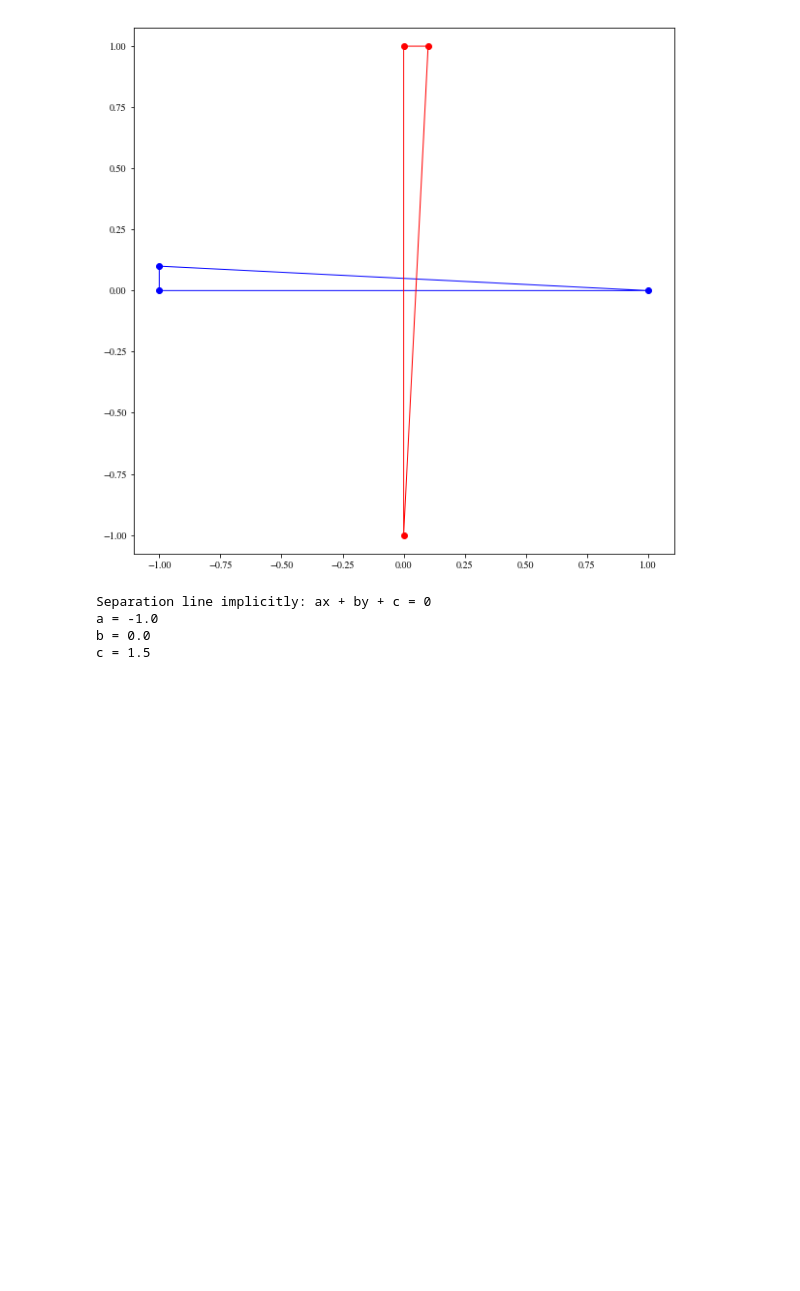
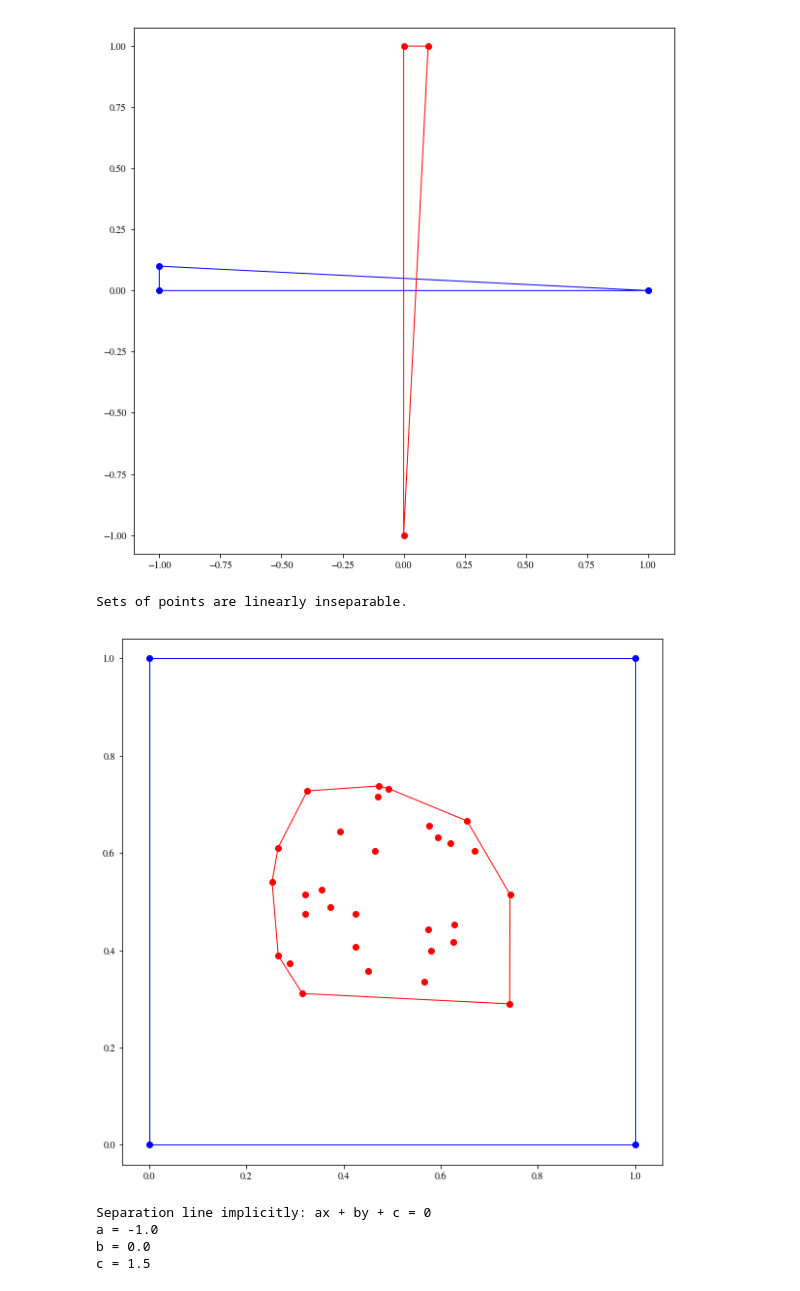
Before and after one commit to c0zzy/linsepy, a Jupyter notebook: demo.ipynb, the cells around one changed output. Saved outputs shown, nothing was run; the diff lists cells and outputs as text; code cells hidden in the pictures; blank space fills up the shorter version.

```diff
--- a/demo.ipynb
+++ b/demo.ipynb
@@ -93,6 +93,16 @@ visualize(points1, points2)
 # %% [output]
 Sets of points are linearly inseparable.
 [figure]
+# %%
+points1 = np.array([[0.,0], [0,1], [1,0], [1,1]])
+points2 = np.random.rand(30, 2)
+points2 /= 2
+points2 += 0.25
+
+visualize(points1, points2)
+# %% [output]
+Sets of points are linearly inseparable.
+[figure, added]
 # %%
 points1 = np.array([[0.,1], [0,-1], [1,0]])
 points2 = np.copy(points1)
```
Also changed, not shown: parts of 10 cells of this notebook, 1 other file.
